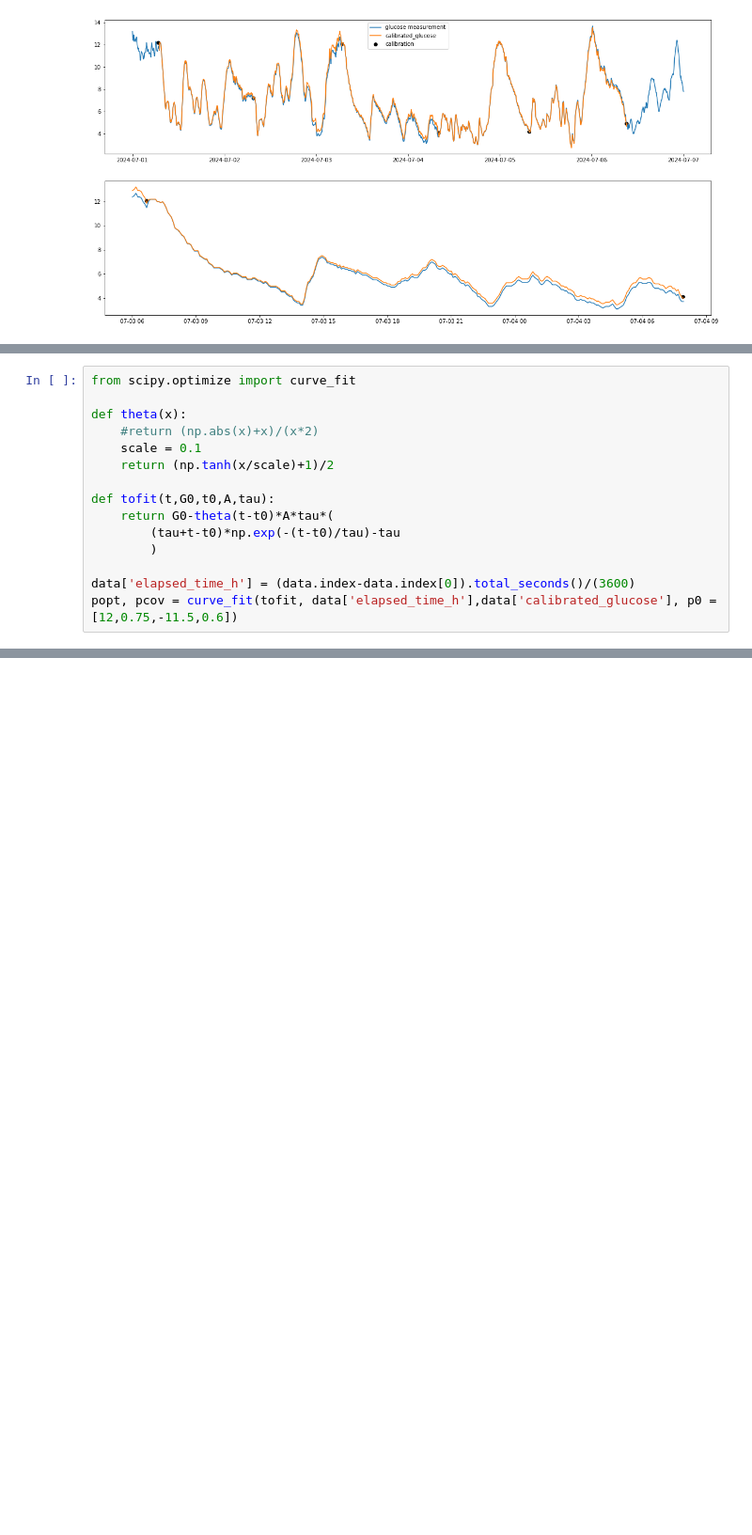
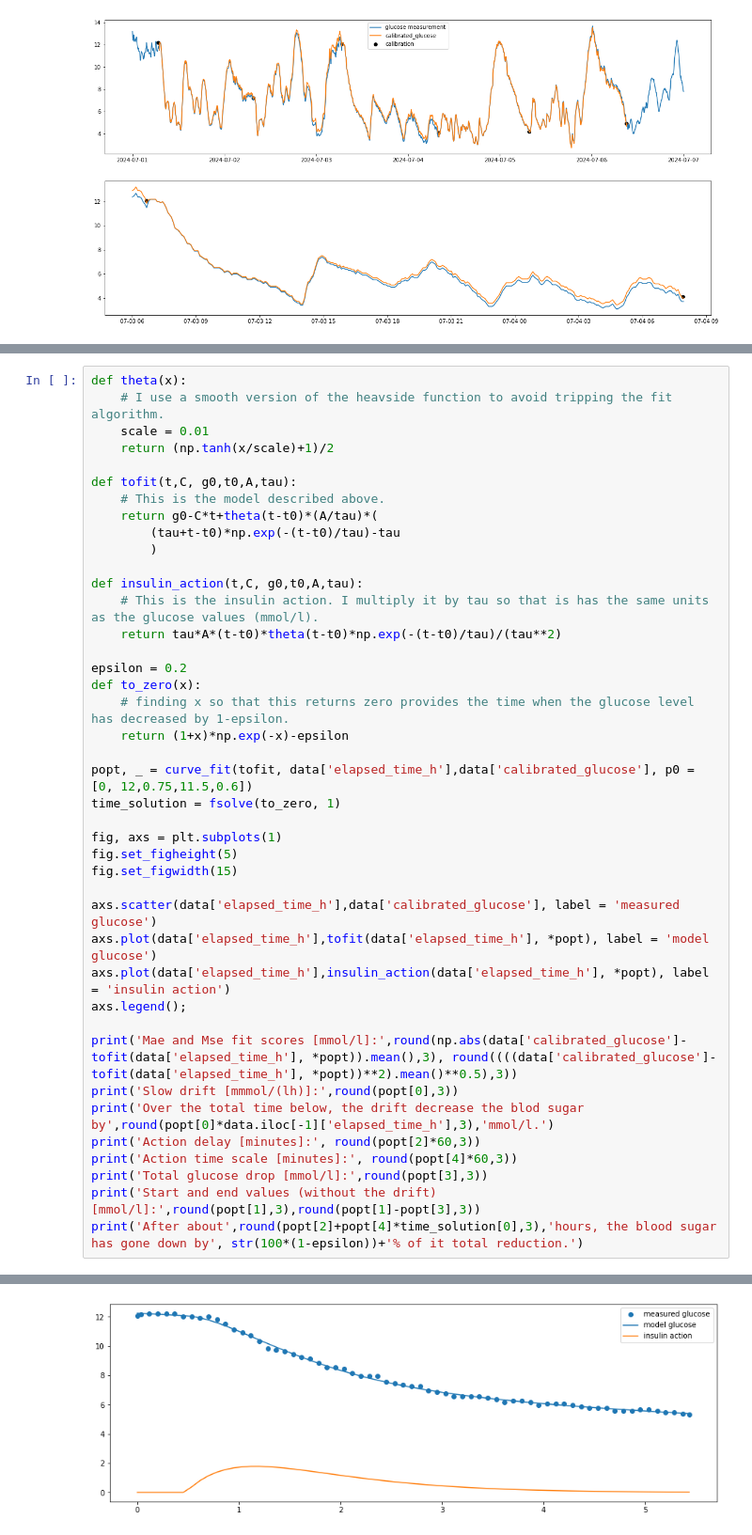
Before and after one commit to sethyvenatem/blood_sugar_fast_day, a Jupyter notebook: fast_day.ipynb, the cells around one changed output, grey strips where cells are left out. Shown: that part at 94% size. Cells and saved outputs as stored; diff of their text form; blank space fills up the shorter version.

Commit message:
effect of sugar

```diff
--- a/fast_day.ipynb
+++ b/fast_day.ipynb
@@ -261,18 +268,3 @@ data
 | 2024-07-03 12:06:00 | 5.30 | 5.383168 |
 | 2024-07-03 12:10:00 | 5.22 | 5.304224 |
 67 rows × 2 columns
-# %%
-from scipy.optimize import curve_fit
-
-def theta(x):
-    #return (np.abs(x)+x)/(x*2)
-    scale = 0.1
-    return (np.tanh(x/scale)+1)/2
-
-def tofit(t,G0,t0,A,tau):
-    return G0-theta(t-t0)*A*tau*(
-        (tau+t-t0)*np.exp(-(t-t0)/tau)-tau
-        )
-
-data['elapsed_time_h'] = (data.index-data.index[0]).total_seconds()/(3600)
-popt, pcov = curve_fit(tofit, data['elapsed_time_h'],data['calibrated_glucose'], p0 = [12,0.75,-11.5,0.6])
@@ -311,0 +271,42 @@ After about 3.05 hours, the blood sugar has gone down by 80% of it total reducti
+# %%
+def theta(x):
+    # I use a smooth version of the heavside function to avoid tripping the fit algorithm.
+    scale = 0.01
+    return (np.tanh(x/scale)+1)/2
+
+def tofit(t,C, g0,t0,A,tau):
+    # This is the model described above.
+    return g0-C*t+theta(t-t0)*(A/tau)*(
+        (tau+t-t0)*np.exp(-(t-t0)/tau)-tau
+        )
+
+def insulin_action(t,C, g0,t0,A,tau):
+    # This is the insulin action. I multiply it by tau so that is has the same units as the glucose values (mmol/l).
+    return tau*A*(t-t0)*theta(t-t0)*np.exp(-(t-t0)/tau)/(tau**2)
+
+epsilon = 0.2
+def to_zero(x):
+    # finding x so that this returns zero provides the time when the glucose level has decreased by 1-epsilon.
+    return (1+x)*np.exp(-x)-epsilon
+
+popt, _ = curve_fit(tofit, data['elapsed_time_h'],data['calibrated_glucose'], p0 = [0, 12,0.75,11.5,0.6])
+time_solution = fsolve(to_zero, 1)
+
+fig, axs = plt.subplots(1)
+fig.set_figheight(5)
+fig.set_figwidth(15)
+
+axs.scatter(data['elapsed_time_h'],data['calibrated_glucose'], label = 'measured glucose')
+axs.plot(data['elapsed_time_h'],tofit(data['elapsed_time_h'], *popt), label = 'model glucose')
+axs.plot(data['elapsed_time_h'],insulin_action(data['elapsed_time_h'], *popt), label = 'insulin action')
+axs.legend();
+
+print('Mae and Mse fit scores [mmol/l]:',round(np.abs(data['calibrated_glucose']-tofit(data['elapsed_time_h'], *popt)).mean(),3), round((((data['calibrated_glucose']-tofit(data['elapsed_time_h'], *popt))**2).mean()**0.5),3))
+print('Slow drift [mmmol/(lh)]:',round(popt[0],3))
+print('Over the total time below, the drift decrease the blod sugar by',round(popt[0]*data.iloc[-1]['elapsed_time_h'],3),'mmol/l.')
+print('Action delay [minutes]:', round(popt[2]*60,3))
+print('Action time scale [minutes]:', round(popt[4]*60,3))
+print('Total glucose drop [mmol/l]:',round(popt[3],3))
+print('Start and end values (without the drift) [mmol/l]:',round(popt[1],3),round(popt[1]-popt[3],3))
+print('After about',round(popt[2]+popt[4]*time_solution[0],3),'hours, the blood sugar has gone down by', str(100*(1-epsilon))+'% of it total reduction.')
+# %% [output]
@@ -311,0 +321 @@ After about 3.05 hours, the blood sugar has gone down by 80% of it total reducti
+[figure, added]
```
Also changed, not shown: parts of 18 cells of this notebook.
